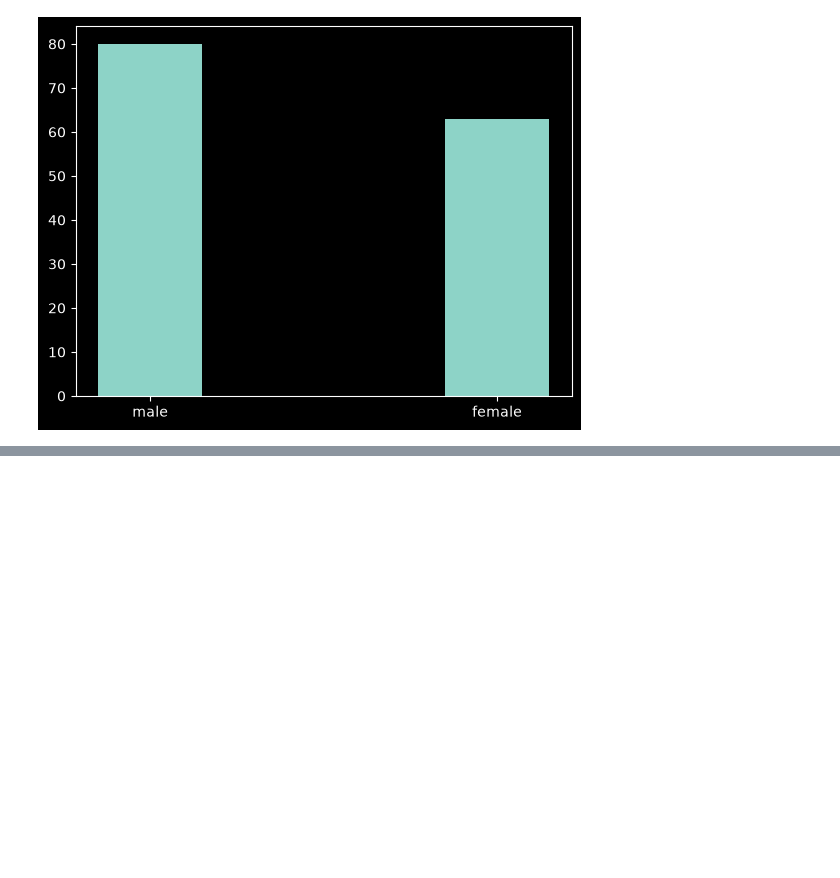
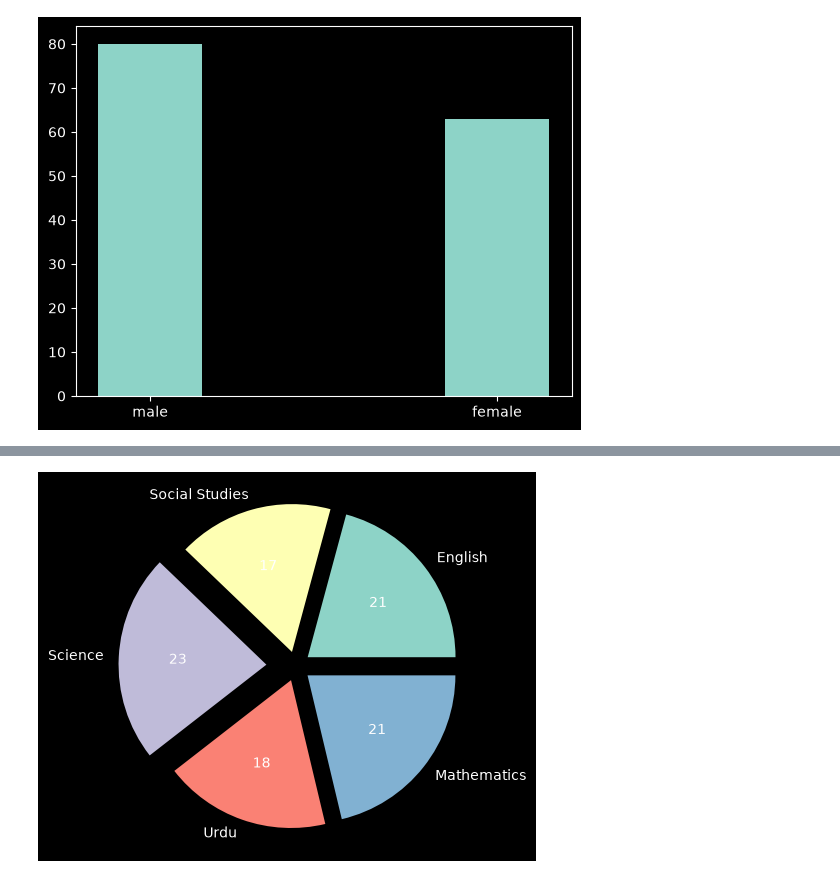
Before and after one commit to adilfarooqkhan-ds/Analytics, a Jupyter notebook: Matplotlib/index.ipynb, the cells around one changed output, grey strips where cells are left out. Cells and saved outputs as stored; diff of their text form; code cells hidden in the pictures; blank space fills up the shorter version.

```diff
--- a/Matplotlib/index.ipynb
+++ b/Matplotlib/index.ipynb
@@ -184,0 +202,7 @@ plt.hist(data["Sex"])
+# %%
+label=['English','Social Studies','Science','Urdu','Mathematics']
+marks=[88,72,96,77,90]
+plt.pie(marks,labels=label,autopct='%1.0f',explode=(0.1,0.1,0.2,0.1,0.1) )
+plt.show()
+# %% [output]
+[figure, added]
```
Also changed, not shown: parts of 3 cells of this notebook.
